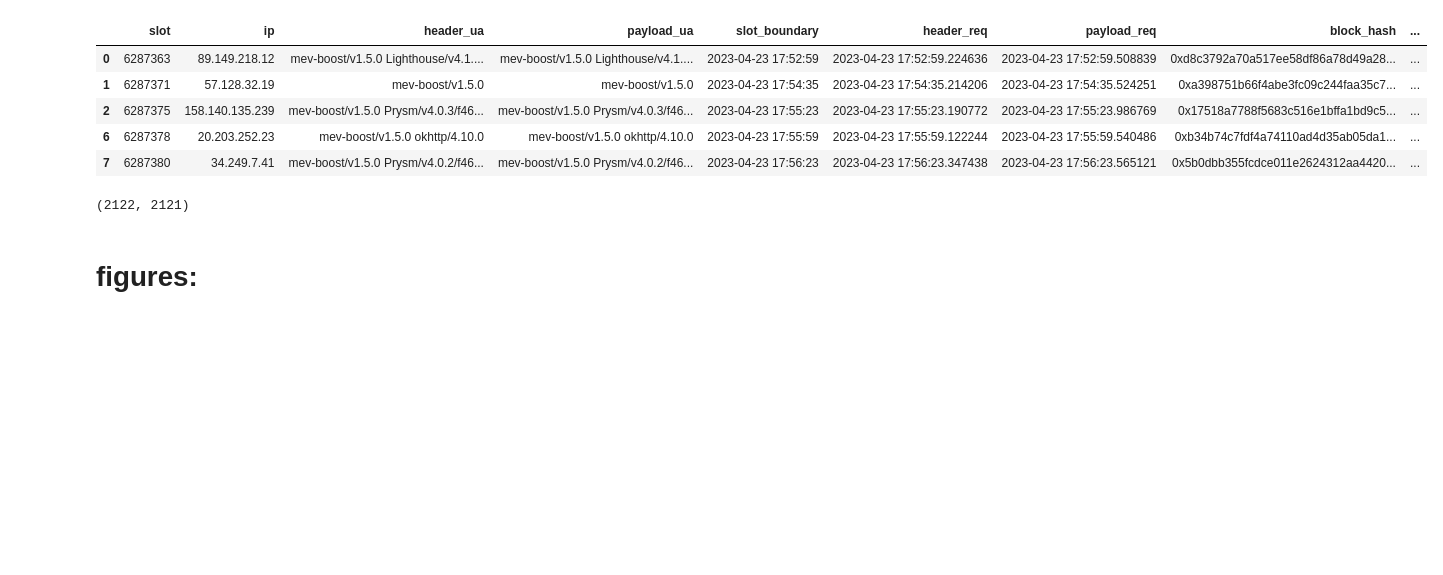
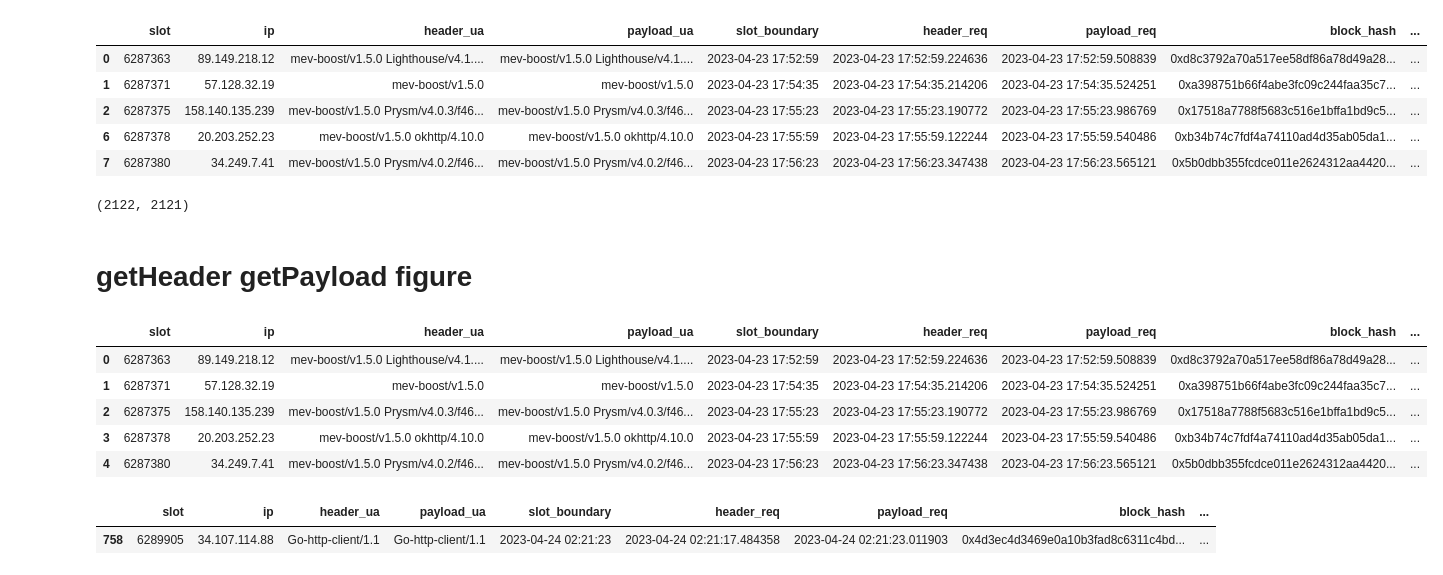
Before and after one commit to michaelneuder/relay-data, a Jupyter notebook: cancel/post.ipynb, the cells around one changed output. Drawn from its saved outputs; the diff is of its cells as text; code cells hidden in the pictures; blank space fills up the shorter version.

```diff
--- a/cancel/post.ipynb
+++ b/cancel/post.ipynb
@@ -190,5 +195,5 @@ len(merged), len(set(merged.slot))
 (2122, 2121)
 # %%
 merged.to_csv('merged.txt', index=False)
-# %% [markdown]
-# figures:
+# %% [markdown]
+# getHeader getPayload figure
@@ -194,0 +205,17 @@ merged.to_csv('merged.txt', index=False)
+# %%
+merged['ghDiff'] = [(v).total_seconds() for v in merged['header_req'] - merged['slot_boundary']]
+merged['gpDiff'] = [(v).total_seconds() for v in merged['payload_req'] - merged['slot_boundary']]
+merged['gpGh'] = [(v).total_seconds() for v in merged['payload_req'] - merged['header_req']]
+merged.head()
+# %% [output]
+|  | slot | ip | header_ua | payload_ua | slot_boundary | header_req | payload_req | block_hash | ... |
+| 0 | 6287363 | 89.149.218.12 | mev-boost/v1.5.0 Lighthouse/v4.1.... | mev-boost/v1.5.0 Lighthouse/v4.1.... | 2023-04-23 17:52:59 | 2023-04-23 17:52:59.224636 | 2023-04-23 17:52:59.508839 | 0xd8c3792a70a517ee58df86a78d49a28... | ... |
+| 1 | 6287371 | 57.128.32.19 | mev-boost/v1.5.0 | mev-boost/v1.5.0 | 2023-04-23 17:54:35 | 2023-04-23 17:54:35.214206 | 2023-04-23 17:54:35.524251 | 0xa398751b66f4abe3fc09c244faa35c7... | ... |
+| 2 | 6287375 | 158.140.135.239 | mev-boost/v1.5.0 Prysm/v4.0.3/f46... | mev-boost/v1.5.0 Prysm/v4.0.3/f46... | 2023-04-23 17:55:23 | 2023-04-23 17:55:23.190772 | 2023-04-23 17:55:23.986769 | 0x17518a7788f5683c516e1bffa1bd9c5... | ... |
+| 3 | 6287378 | 20.203.252.23 | mev-boost/v1.5.0 okhttp/4.10.0 | mev-boost/v1.5.0 okhttp/4.10.0 | 2023-04-23 17:55:59 | 2023-04-23 17:55:59.122244 | 2023-04-23 17:55:59.540486 | 0xb34b74c7fdf4a74110ad4d35ab05da1... | ... |
+| 4 | 6287380 | 34.249.7.41 | mev-boost/v1.5.0 Prysm/v4.0.2/f46... | mev-boost/v1.5.0 Prysm/v4.0.2/f46... | 2023-04-23 17:56:23 | 2023-04-23 17:56:23.347438 | 2023-04-23 17:56:23.565121 | 0x5b0dbb355fcdce011e2624312aa4420... | ... |
+# %%
+merged[merged['slot']==6289905]
+# %% [output]
+|  | slot | ip | header_ua | payload_ua | slot_boundary | header_req | payload_req | block_hash | ... |
+| 758 | 6289905 | 34.107.114.88 | Go-http-client/1.1 | Go-http-client/1.1 | 2023-04-24 02:21:23 | 2023-04-24 02:21:17.484358 | 2023-04-24 02:21:23.011903 | 0x4d3ec4d3469e0a10b3fad8c6311c4bd... | ... |
```
Also changed, not shown: parts of 19 cells of this notebook, 2 other files.
